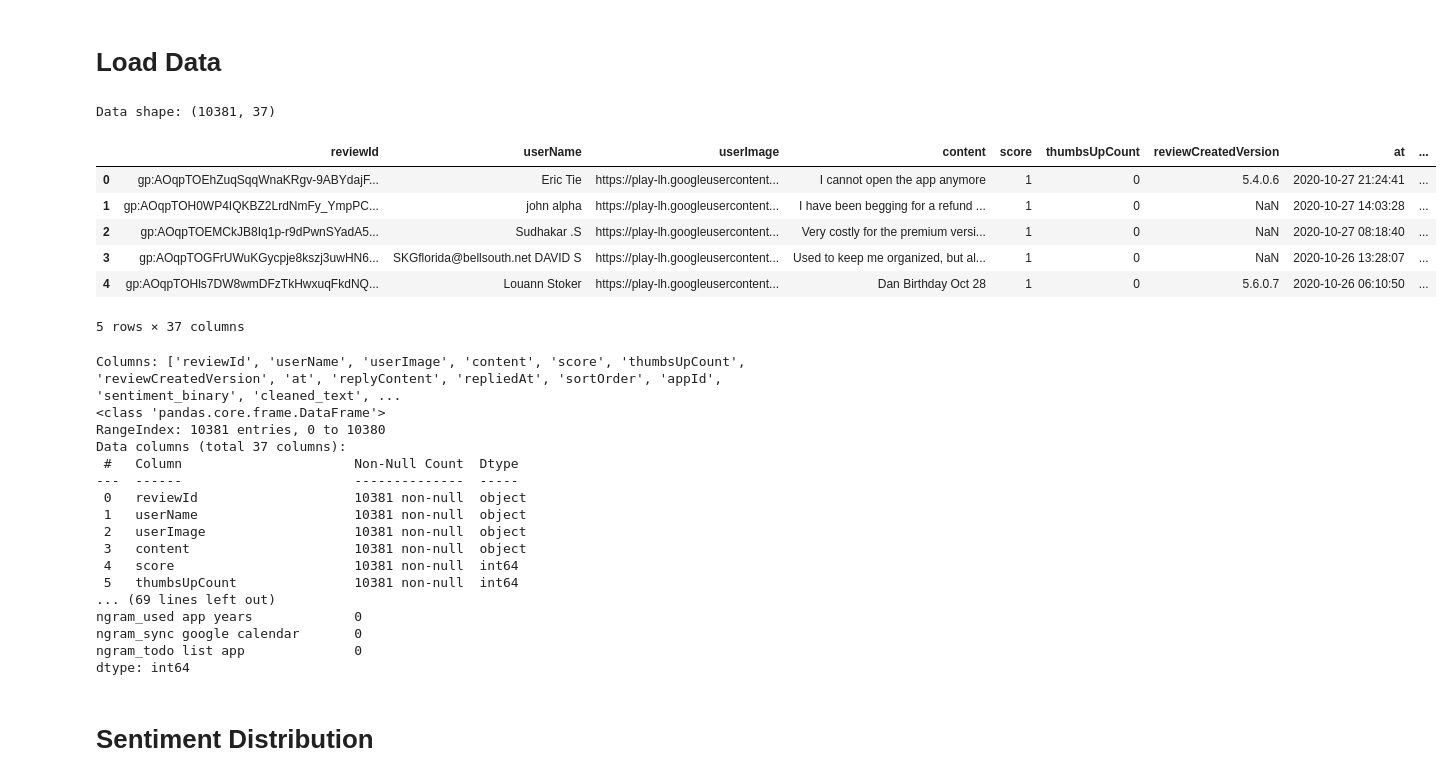
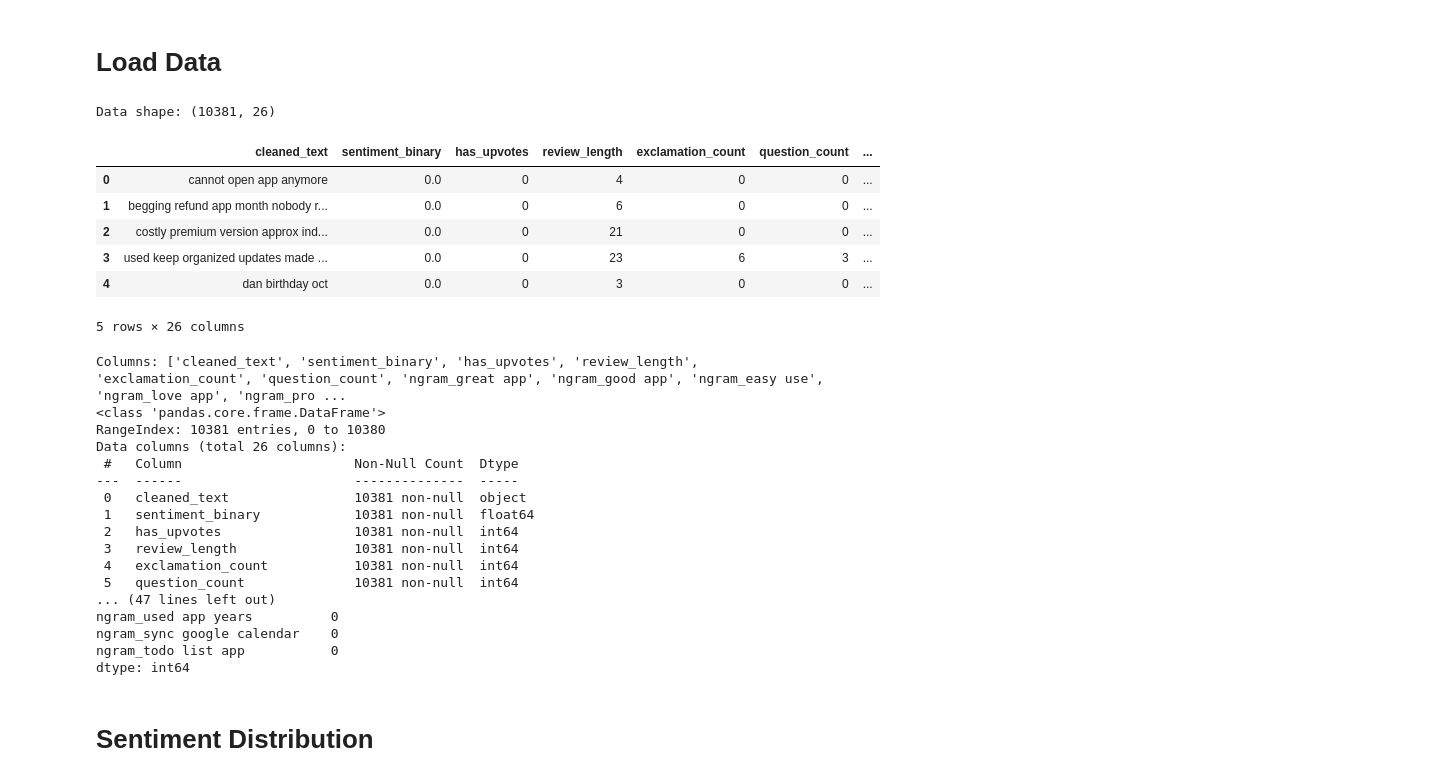
Before and after one commit to Nissi-d/sentiment-analysis, a Jupyter notebook: notebooks/EDA.ipynb, the cells around one changed output. Saved outputs shown, nothing was run; the diff lists cells and outputs as text; code cells hidden in the pictures.

```diff
--- a/notebooks/EDA.ipynb
+++ b/notebooks/EDA.ipynb
@@ -3,40 +3,40 @@
 # %%
 import pandas as pd
 
-df = pd.read_csv("../data/processed/preprocessed_reviews.csv")
+df = pd.read_csv("../data/processed/selected_features_reviews.csv")
 print("Data shape:", df.shape)
 df.head()
 # %% [output]
-Data shape: (10381, 37)
+Data shape: (10381, 26)
-|  | reviewId | userName | userImage | content | score | thumbsUpCount | reviewCreatedVersion | at | ... |
-| 0 | gp:AOqpTOEhZuqSqqWnaKRgv-9ABYdajF... | Eric Tie | https://play-lh.googleusercontent... | I cannot open the app anymore | 1 | 0 | 5.4.0.6 | 2020-10-27 21:24:41 | ... |
-| 1 | gp:AOqpTOH0WP4IQKBZ2LrdNmFy_YmpPC... | john alpha | https://play-lh.googleusercontent... | I have been begging for a refund ... | 1 | 0 | NaN | 2020-10-27 14:03:28 | ... |
-| 2 | gp:AOqpTOEMCkJB8Iq1p-r9dPwnSYadA5... | Sudhakar .S | https://play-lh.googleusercontent... | Very costly for the premium versi... | 1 | 0 | NaN | 2020-10-27 08:18:40 | ... |
-| 3 | gp:AOqpTOGFrUWuKGycpje8kszj3uwHN6... | SKGflorida@bellsouth.net DAVID S | https://play-lh.googleusercontent... | Used to keep me organized, but al... | 1 | 0 | NaN | 2020-10-26 13:28:07 | ... |
-| 4 | gp:AOqpTOHls7DW8wmDFzTkHwxuqFkdNQ... | Louann Stoker | https://play-lh.googleusercontent... | Dan Birthday Oct 28 | 1 | 0 | 5.6.0.7 | 2020-10-26 06:10:50 | ... |
+|  | cleaned_text | sentiment_binary | has_upvotes | review_length | exclamation_count | question_count | ... |
+| 0 | cannot open app anymore | 0.0 | 0 | 4 | 0 | 0 | ... |
+| 1 | begging refund app month nobody r... | 0.0 | 0 | 6 | 0 | 0 | ... |
+| 2 | costly premium version approx ind... | 0.0 | 0 | 21 | 0 | 0 | ... |
+| 3 | used keep organized updates made ... | 0.0 | 0 | 23 | 6 | 3 | ... |
+| 4 | dan birthday oct | 0.0 | 0 | 3 | 0 | 0 | ... |
-5 rows × 37 columns
+5 rows × 26 columns
 # %%
 print("\nColumns:", df.columns.tolist())
 df.info()
 print("\nMissing values:")
 print(df.isnull().sum())
 # %% [output]
-Columns: ['reviewId', 'userName', 'userImage', 'content', 'score', 'thumbsUpCount', 'reviewCreatedVersion', 'at', 'replyContent', 'repliedAt', 'sortOrder', 'appId', 'sentiment_binary', 'cleaned_text', ...
+Columns: ['cleaned_text', 'sentiment_binary', 'has_upvotes', 'review_length', 'exclamation_count', 'question_count', 'ngram_great app', 'ngram_good app', 'ngram_easy use', 'ngram_love app', 'ngram_pro ...
 <class 'pandas.core.frame.DataFrame'>
 RangeIndex: 10381 entries, 0 to 10380
-Data columns (total 37 columns):
+Data columns (total 26 columns):
  #   Column                      Non-Null Count  Dtype
 ---  ------                      --------------  -----
- 0   reviewId                    10381 non-null  object
- 1   userName                    10381 non-null  object
- 2   userImage                   10381 non-null  object
- 3   content                     10381 non-null  object
- 4   score                       10381 non-null  int64
- 5   thumbsUpCount               10381 non-null  int64
-... (69 lines left out)
-ngram_used app years             0
-ngram_sync google calendar       0
-ngram_todo list app              0
+ 0   cleaned_text                10381 non-null  object
+ 1   sentiment_binary            10381 non-null  float64
+ 2   has_upvotes                 10381 non-null  int64
+ 3   review_length               10381 non-null  int64
+ 4   exclamation_count           10381 non-null  int64
+ 5   question_count              10381 non-null  int64
+... (47 lines left out)
+ngram_used app years          0
+ngram_sync google calendar    0
+ngram_todo list app           0
 dtype: int64
 # %% [markdown]
 # Sentiment Distribution
```
Also changed, not shown: parts of 6 cells of this notebook, 2 other files.
